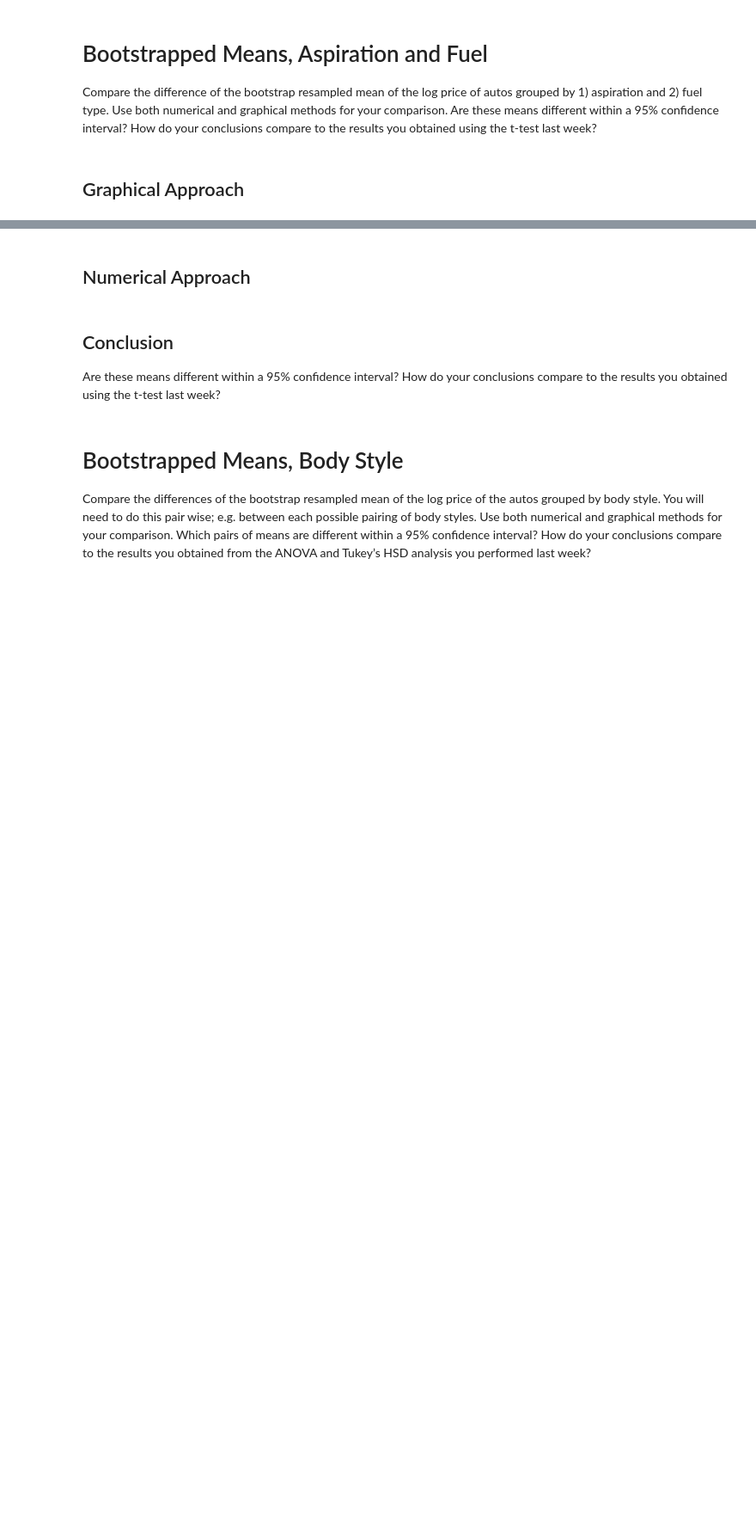
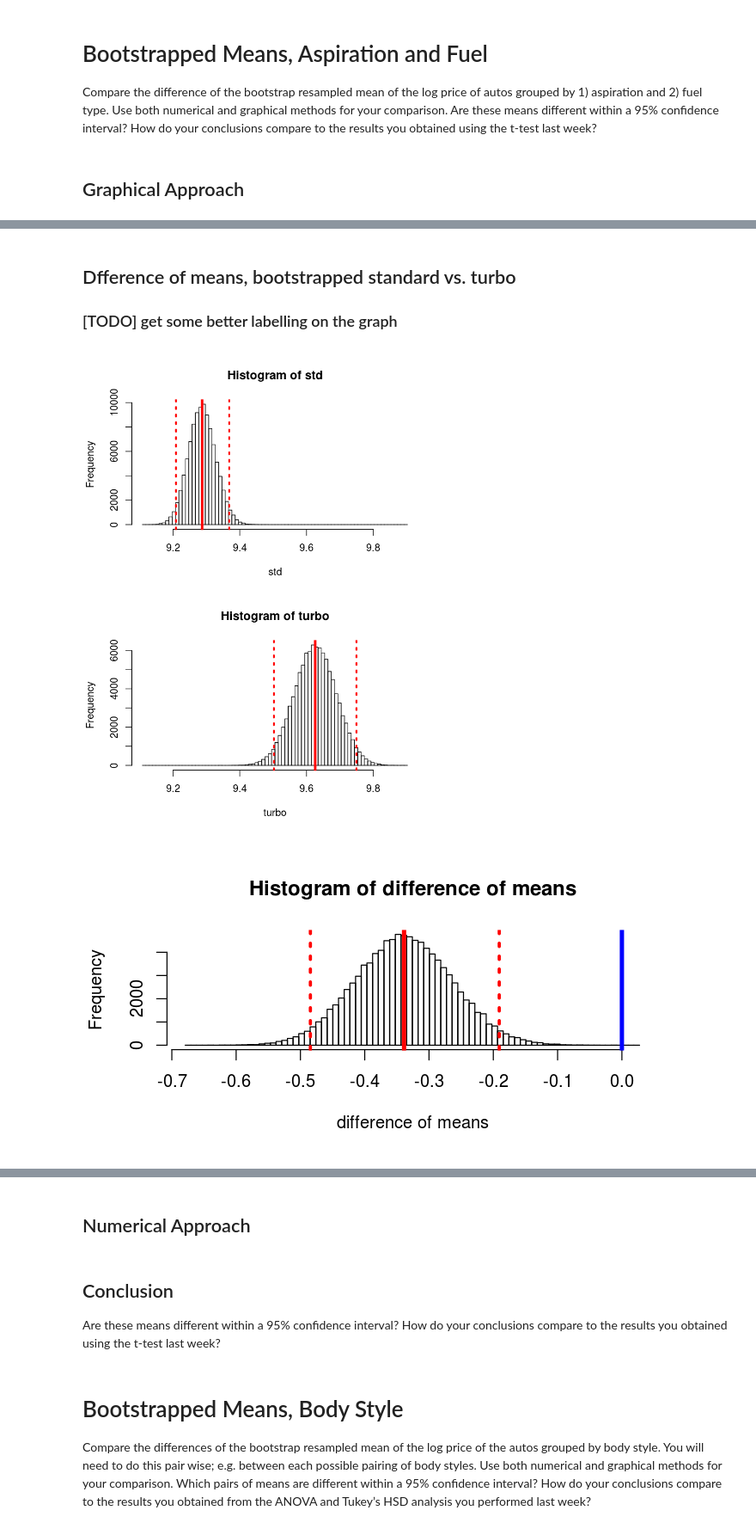
Before and after one commit to JingruWu10/UW_DataScience, a Jupyter notebook: Q2/HW05/HW05_Salemann_DRAFT.ipynb, the cells around one changed output, grey strips where cells are left out. Shown at 86% size. Saved outputs shown, nothing was run; the diff lists cells and outputs as text; code cells hidden in the pictures; blank space fills up the shorter version.

```diff
--- a/Q2/HW05/HW05_Salemann_DRAFT.ipynb
+++ b/Q2/HW05/HW05_Salemann_DRAFT.ipynb
@@ -90,0 +94,23 @@ plot.t(mean.boot.gas$t, mean.boot.diesel$t, nbins = 80, cols = c('gas', 'diesel'
+# %% [markdown]
+## Dfference of means, bootstrapped standard vs. turbo
+### [TODO] get some better labelling on the graph
+# %%
+autos.std = auto.price[auto.price$aspiration == 'std',]
+autos.turbo = auto.price[auto.price$aspiration == 'turbo',]
+# %%
+require(repr)
+options(repr.plot.width=6, repr.plot.height=2)
+
+## Bootstrap the mean of the gas vs. diesel, plot individual histograms
+mean.boot.std = one.boot(log(autos.std$price), mean, R = 100000)
+mean.boot.turbo = one.boot(log(autos.turbo$price), mean, R = 100000)
+options(repr.plot.width=6, repr.plot.height=8)
+plot.t(mean.boot.std$t, mean.boot.turbo$t, nbins = 80, cols = c('std', 'turbo'))
+
+# Plot the difference
+options(repr.plot.width=6, repr.plot.height=3)
+two.boot.mean = two.boot(log(autos.std$price), log(autos.turbo$price), mean, R = 100000)
+plot.diff(two.boot.mean$t)
+# %% [output]
+[figure, added]
+[figure, added]
```
Also changed, not shown: parts of 9 cells of this notebook.
